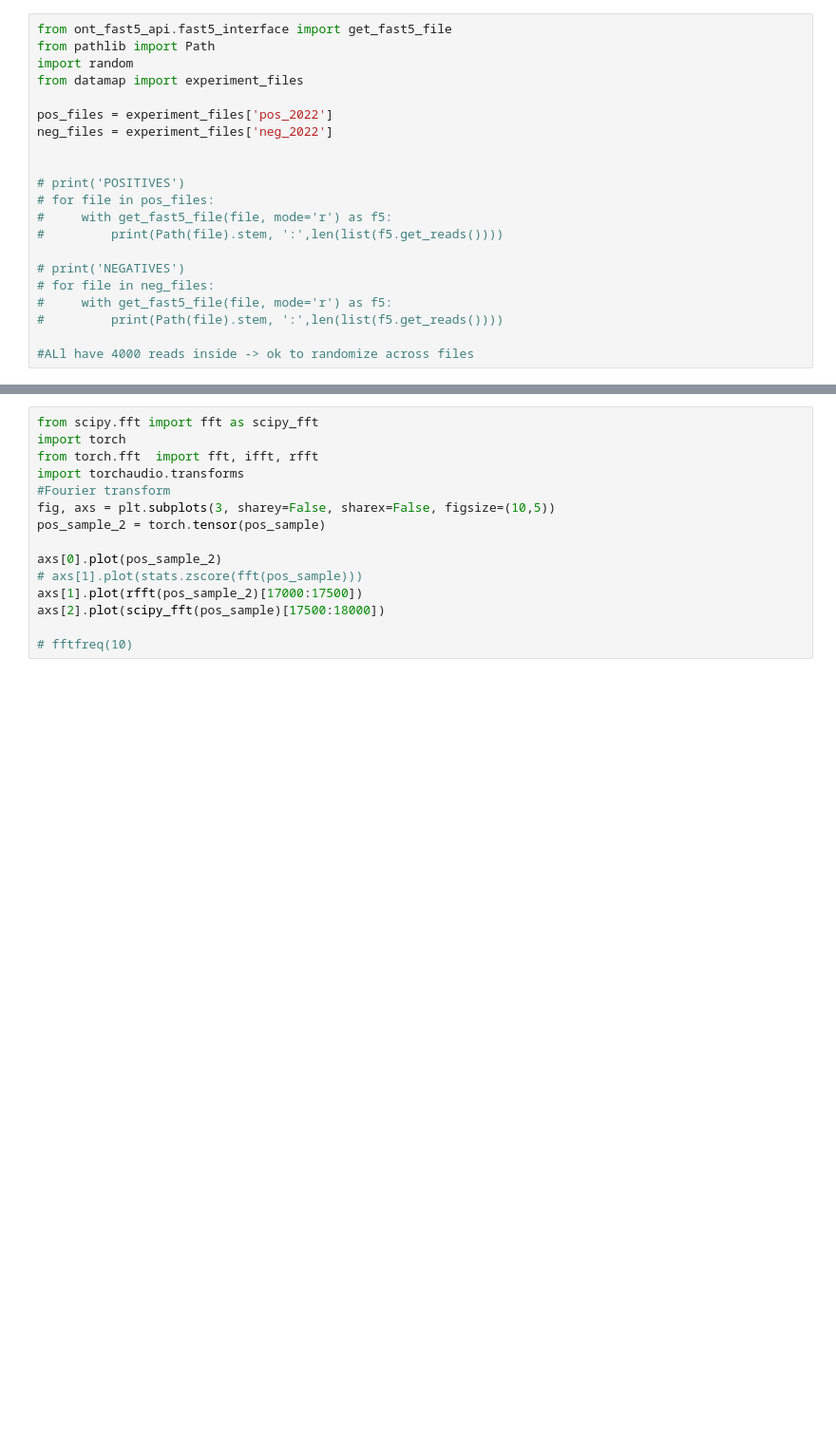
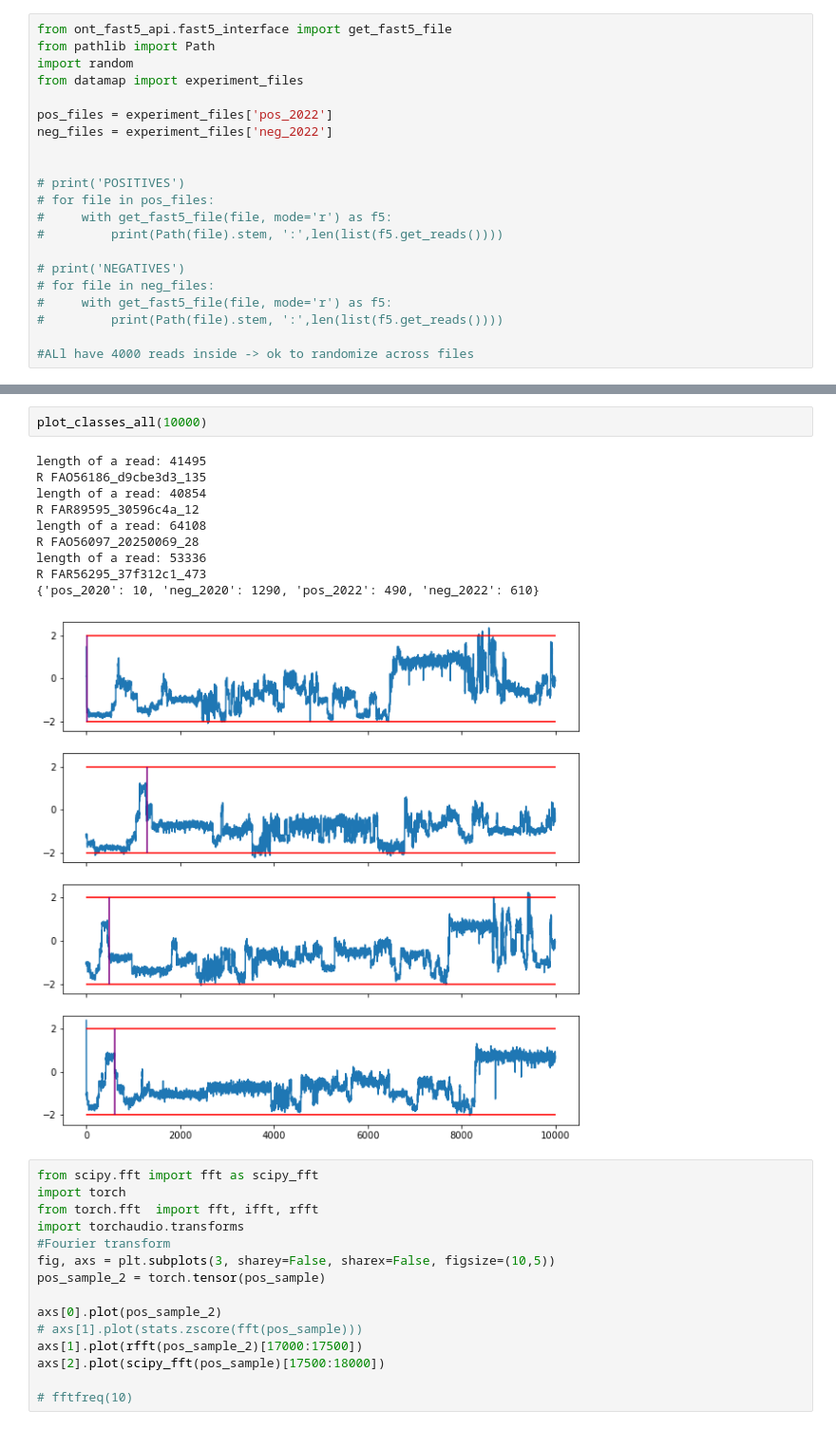
Before and after one commit to maragkakislab/rnakinet, a Jupyter notebook: Explore.ipynb, the cells around one changed output, grey strips where cells are left out. Shown at 95% size. Saved outputs shown, nothing was run; the diff lists cells and outputs as text; blank space fills up the shorter version.

```diff
--- a/Explore.ipynb
+++ b/Explore.ipynb
@@ -186,3 +233,16 @@ R FAR56295_37f312c1_147
+# %%
+plot_classes_all(10000)
+# %% [output]
+length of a read: 41495
+R FAO56186_d9cbe3d3_135
+length of a read: 40854
+R FAR89595_30596c4a_12
+length of a read: 64108
+R FAO56097_20250069_28
+length of a read: 53336
+R FAR56295_37f312c1_473
+{'pos_2020': 10, 'neg_2020': 1290, 'pos_2022': 490, 'neg_2022': 610}
+[figure, added]
 # %%
 from scipy.fft import fft as scipy_fft
 import torch
```
Also changed, not shown: parts of 2 cells of this notebook, 4 other files.
